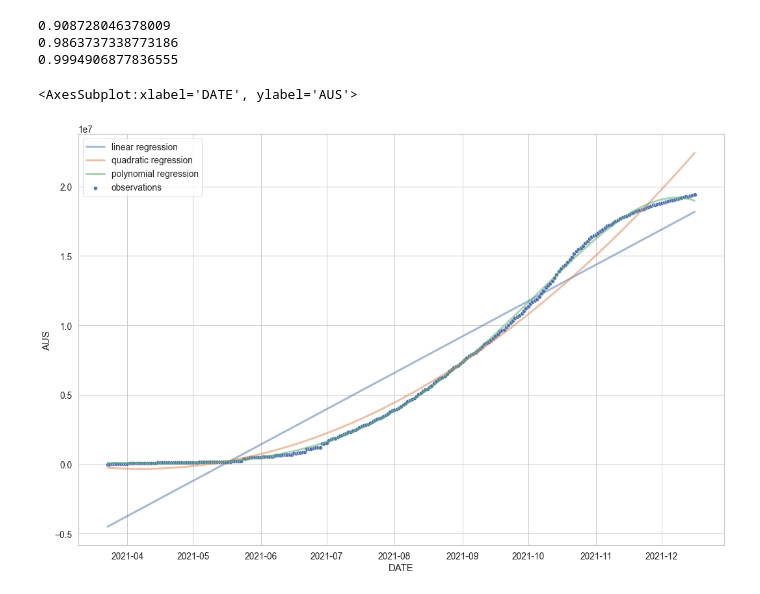
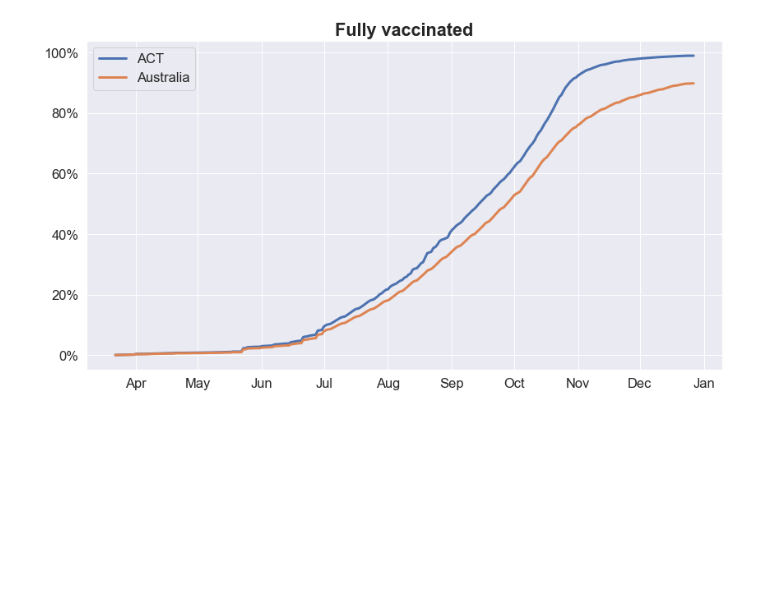
Before and after one commit to MarkusMannheim/vax-stats, a Jupyter notebook: data/data.ipynb, the cells around one changed output. Cells and saved outputs as stored; diff of their text form; code cells hidden in the pictures; blank space fills up the shorter version.

```diff
--- a/data/data.ipynb
+++ b/data/data.ipynb
@@ -1,8 +1,22 @@
 # %%
 import pandas as pd, numpy as np, seaborn as sns, matplotlib.pyplot as plt, matplotlib.dates as mdates, matplotlib.ticker as ticker, statsmodels.formula.api as smf
-sns.set(style="whitegrid", font_scale=1.25)
+sns.set(style="darkgrid", font_scale=1.5)
 
-data = pd.read_csv("vax.csv", parse_dates=["DATE"])
-data["dayofyear"] = data["DATE"].dt.dayofyear
+data = pd.read_csv("vaxUpdate.csv", parse_dates=["date"])
+data["date"] = data["date"] - pd.Timedelta(days=1)
+data["dayofyear"] = data["date"].dt.dayofyear
+
+data.at[277, "act"] = (data.at[279, "act"] - data.at[276, "act"]) / 3 + data.at[276, "act"]
+data.at[277, "aus"] = (data.at[279, "aus"] - data.at[276, "aus"]) / 3 + data.at[276, "aus"]
+data.at[278, "act"] = (data.at[279, "act"] - data.at[276, "act"]) / 3 * 2 + data.at[276, "act"]
+data.at[278, "aus"] = (data.at[279, "aus"] - data.at[276, "aus"]) / 3 * 2 + data.at[276, "aus"]
+
+data["aus_pc"] = data.aus / (25739256 - 325331 - 326764 - 1520922 - 1635966)
+data["act_pc"] = data.act / (432266 - 5593 - 5571 - 27121 - 29043)
+
+for i in data.index:
+    if data.at[i, "date"] < pd.Timestamp("2021-07-28"):
+        data.at[i, "act_pc"] = data.at[i, "aus_pc"] * 1.2
+
 data
 # %% [output]
@@ -22,27 +36,15 @@ data
 # %%
-juris = "AUS"
-
-model_linear = smf.ols(formula=f"{juris} ~ dayofyear", data=data)
-model_quad = smf.ols(formula=f"{juris} ~ dayofyear + I(dayofyear**2)", data=data)
-model_poly = smf.ols(formula=f"{juris} ~ dayofyear + I(dayofyear**2) + I(dayofyear**3) + I(dayofyear**4) + I(dayofyear**5) + I(dayofyear**6)", data=data)
-results_linear = model_linear.fit()
-results_quad = model_quad.fit()
-results_poly = model_poly.fit()
-print(results_linear.rsquared)
-print(results_quad.rsquared)
-print(results_poly.rsquared)
-
 fig, ax = plt.subplots(
     tight_layout=True,
-    figsize=(15, 10)
+    figsize=(12, 6.75)
 )
-sns.scatterplot(data=data, x="DATE", y=juris, ax=ax, label="observations")
-sns.lineplot(data=data, x="DATE", y=results_linear.predict(data["dayofyear"]), ax=ax, alpha=.5, label="linear regression", lw=3)
-sns.lineplot(data=data, x="DATE", y=results_quad.predict(data["dayofyear"]), ax=ax, alpha=.5, label="quadratic regression", lw=3)
-sns.lineplot(data=data, x="DATE", y=results_poly.predict(data["dayofyear"]), ax=ax, alpha=.5, label="polynomial regression", lw=3)
+
+sns.lineplot(data=data, x="date", y="act_pc", ax=ax, label="ACT", lw=3)
+sns.lineplot(data=data, x="date", y="aus_pc", ax=ax, label="Australia", lw=3)
+plt.xlabel(None)
+plt.ylabel(None)
+plt.title("Fully vaccinated", fontsize="large", fontweight="bold")
+ax.xaxis.set_major_formatter(mdates.DateFormatter("%b"))
+ax.yaxis.set_major_formatter(ticker.PercentFormatter(1))
 # %% [output]
-0.908728046378009
-0.9863737338773186
-0.9994906877836555
-<AxesSubplot:xlabel='DATE', ylabel='AUS'>
-[figure, old version]
+[figure, new version]
```
Also changed, not shown: parts of 1 cell of this notebook, 5 other files.
